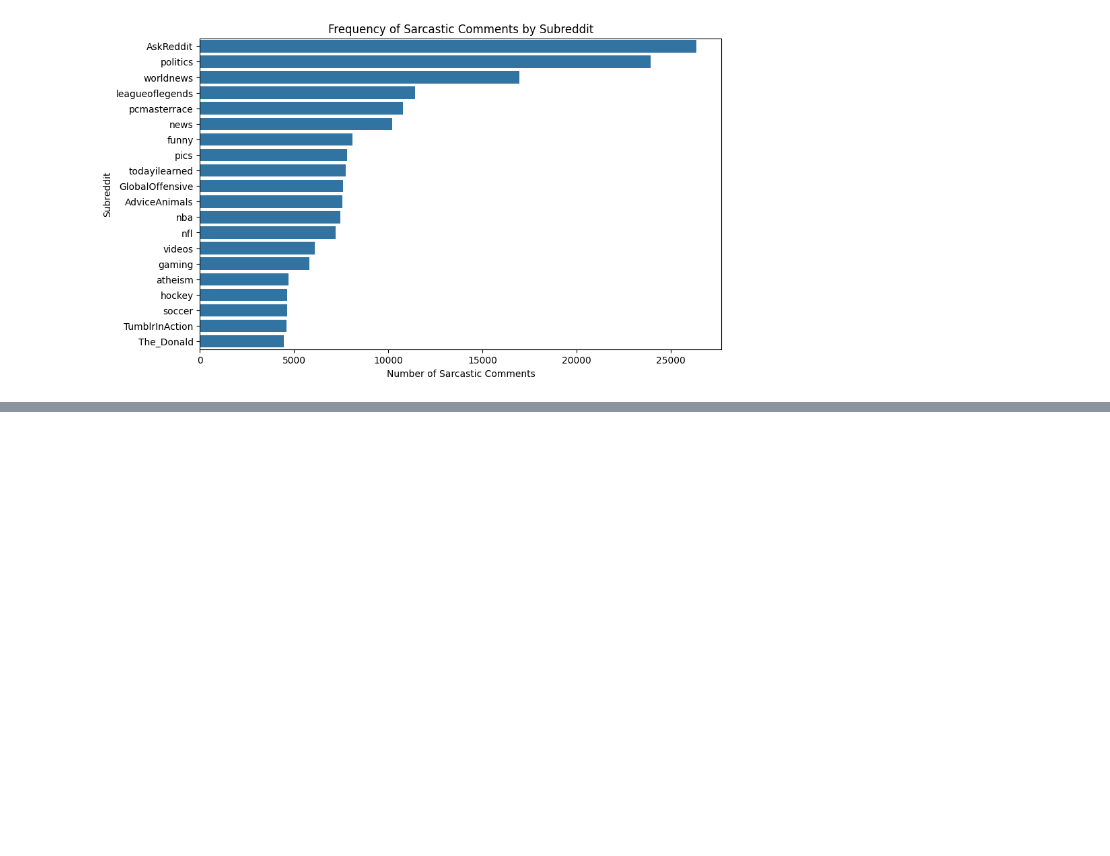
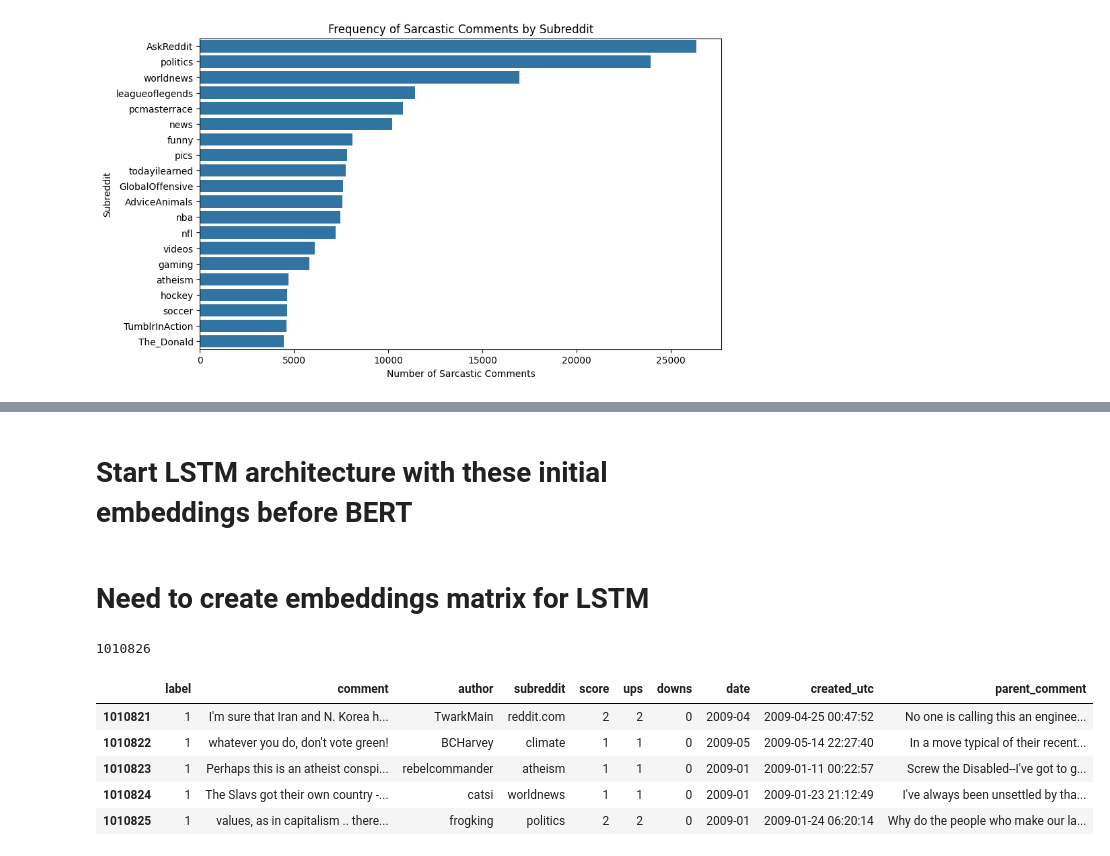
Before and after one commit to brianellis1997/Sarcasm_Detection, a Jupyter notebook: DS_440_Test.ipynb, the cells around one changed output, grey strips where cells are left out. Cells and saved outputs as stored; diff of their text form; code cells hidden in the pictures; blank space fills up the shorter version.

```diff
--- a/DS_440_Test.ipynb
+++ b/DS_440_Test.ipynb
@@ -148,0 +394,19 @@ plt.show()
+# %% [markdown]
+# Start LSTM architecture with these initial embeddings before BERT
+# %% [markdown]
+# Need to create embeddings matrix for LSTM
+# %%
+train_bal.dropna(inplace=True)
+# %%
+train_bal.shape[0]
+# %% [output]
+1010826
+# %%
+train_bal.tail(5)
+# %% [output]
+|  | label | comment | author | subreddit | score | ups | downs | date | created_utc | parent_comment |
+| 1010821 | 1 | I'm sure that Iran and N. Korea h... | TwarkMain | reddit.com | 2 | 2 | 0 | 2009-04 | 2009-04-25 00:47:52 | No one is calling this an enginee... |
+| 1010822 | 1 | whatever you do, don't vote green! | BCHarvey | climate | 1 | 1 | 0 | 2009-05 | 2009-05-14 22:27:40 | In a move typical of their recent... |
+| 1010823 | 1 | Perhaps this is an atheist conspi... | rebelcommander | atheism | 1 | 1 | 0 | 2009-01 | 2009-01-11 00:22:57 | Screw the Disabled--I've got to g... |
+| 1010824 | 1 | The Slavs got their own country -... | catsi | worldnews | 1 | 1 | 0 | 2009-01 | 2009-01-23 21:12:49 | I've always been unsettled by tha... |
+| 1010825 | 1 | values, as in capitalism .. there... | frogking | politics | 2 | 2 | 0 | 2009-01 | 2009-01-24 06:20:14 | Why do the people who make our la... |
```
Also changed, not shown: parts of 55 cells of this notebook.
